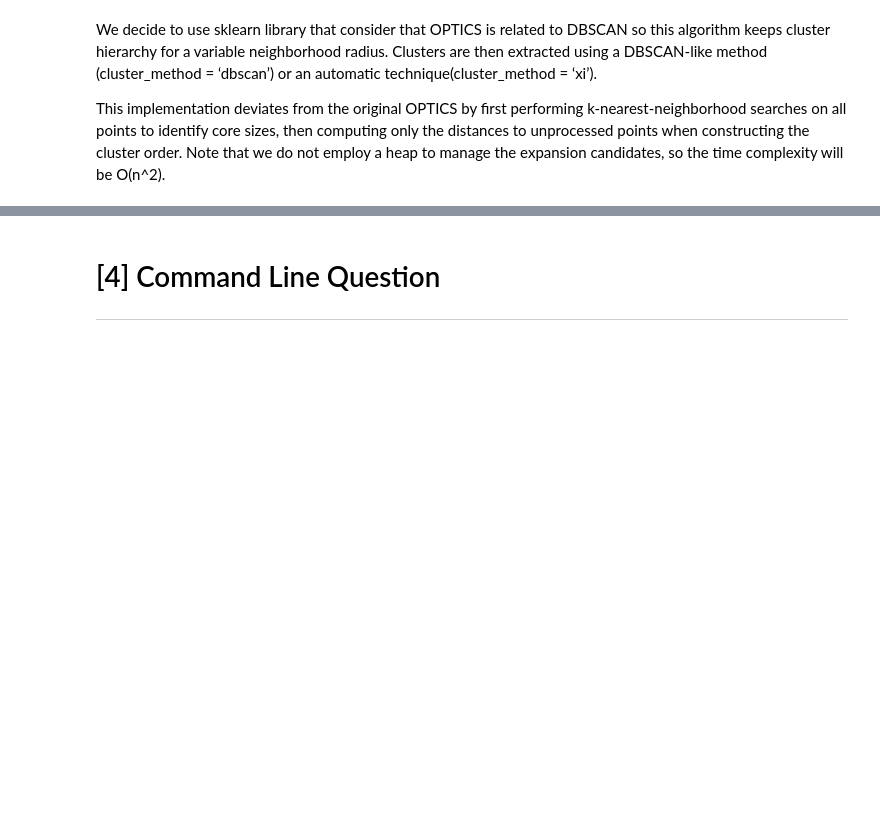
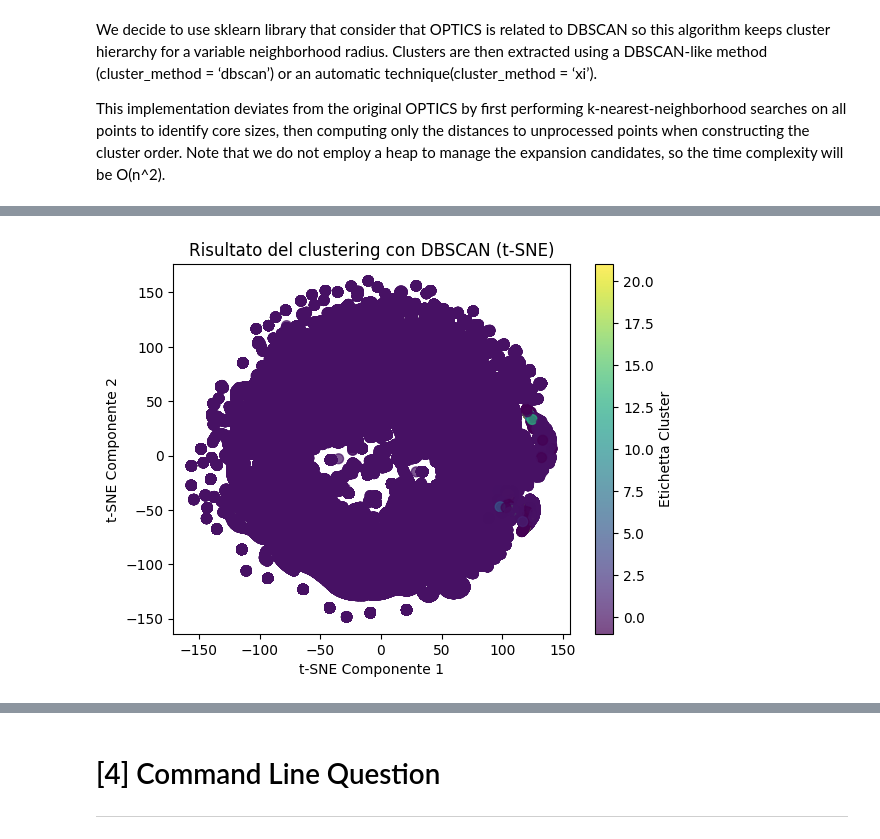
Before and after one commit to Ykanj/ADM-HW-4, a Jupyter notebook: main.ipynb, the cells around one changed output, grey strips where cells are left out. Drawn from its saved outputs; the diff is of its cells as text; code cells hidden in the pictures; blank space fills up the shorter version.

```diff
--- a/main.ipynb
+++ b/main.ipynb
@@ -789,0 +800,16 @@ df_scaled = scaler.fit_transform(df)
+# %%
+from sklearn.manifold import TSNE
+
+# Esegui la riduzione dimensionale con t-SNE
+tsne = TSNE(n_components=2)
+components_tsne = tsne.fit_transform(df)
+
+# Plotta i punti ridotti con t-SNE, colorati in base all'etichetta del cluster
+plt.scatter(components_tsne[:, 0], components_tsne[:, 1], c=labels, cmap='viridis', s=50, alpha=0.7)
+plt.title('Risultato del clustering con DBSCAN (t-SNE)')
+plt.xlabel('t-SNE Componente 1')
+plt.ylabel('t-SNE Componente 2')
+plt.colorbar(label='Etichetta Cluster')
+plt.show()
+# %% [output]
+[figure, added]
```
Also changed, not shown: parts of 7 cells of this notebook, 1 other file.
